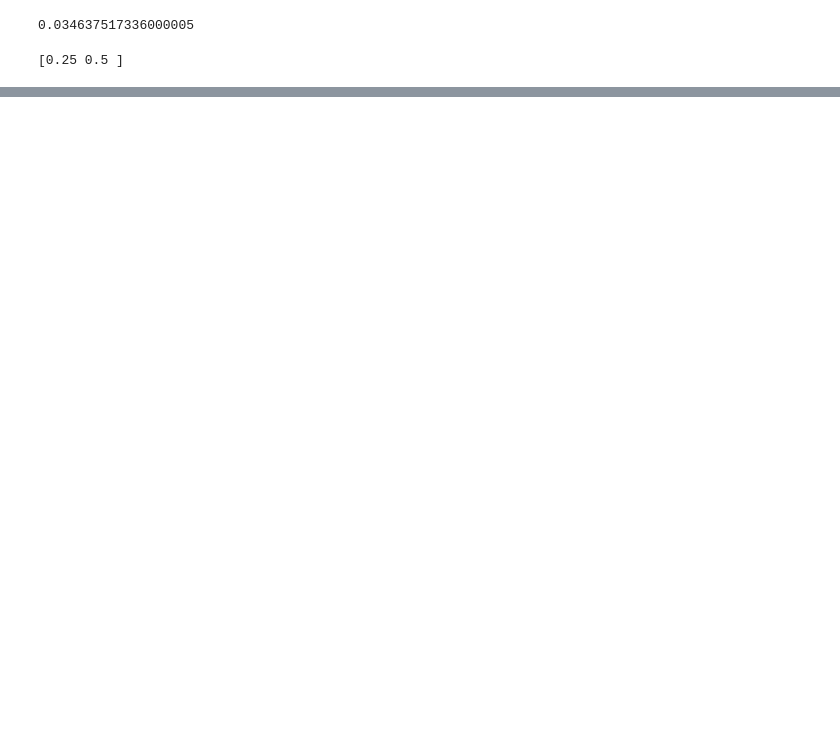
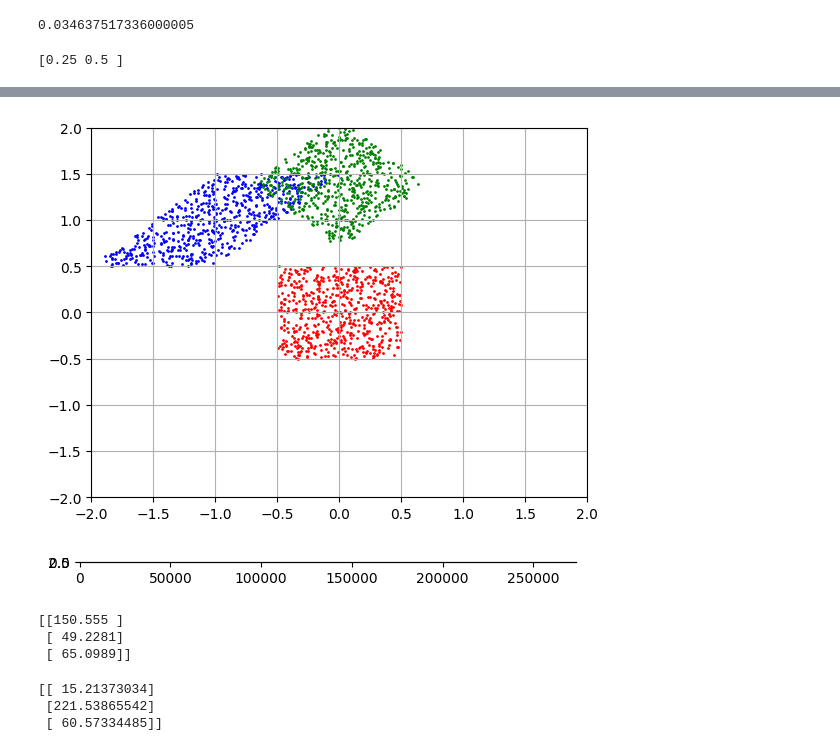
Before and after one commit to LuccaHiratsuca/AlgLin23-2, a Jupyter notebook: prairie learn/main.ipynb, the cells around one changed output, grey strips where cells are left out. Drawn from its saved outputs; the diff is of its cells as text; code cells hidden in the pictures; blank space fills up the shorter version.

Commit message:
feat: update notebook 05

```diff
--- a/prairie learn/main.ipynb
+++ b/prairie learn/main.ipynb
@@ -16,0 +19,76 @@ print(np.linalg.solve(A,Y))
+# %%
+import numpy as np
+import matplotlib.pyplot as plt
+# Comece com esse código inicial!
+x = np.vstack( (np.random.uniform(-0.5, 0.5, size=(2, 600)), np.ones( (1,600) )))
+A = np.array( [[1, 0, 1], [0, 1, 1], [0, 0, 1]])
+B = np.array( [[0.7, -0.7, 0], [0.7, 0.7, 0], [0, 0, 1]])
+
+T = np.array([[1, 0, -1], [0, 1, 1], [0, 0, 1]])
+T2 = np.array([[1, 1, 0,], [0, 1, 0], [0, 0, 1]])
+
+# Altere daqui para baixo
+# -----------------
+y =  T @ T2 @ x
+y2 = B @ A @ x # verde
+# -----------------
+# Altere daqui para cima
+
+plt.figure()
+plt.scatter(x[0,:], x[1,:], s=1, c='r')
+plt.scatter(y[0,:], y[1,:], s=1, c='b')
+plt.scatter(y2[0,:], y2[1,:], s=1, c='g')
+plt.xlim([-2, 2])
+plt.ylim([-2, 2])
+plt.grid()
+plt.show()
+# %% [output]
+[figure, added]
+# %%
+import numpy as np
+import matplotlib.image as mpimg
+
+image = mpimg.imread("../notebooks/rio_de_janeiro.jpg")
+altura, largura, cores = image.shape
+
+A = np.array([[1, 0, 0], [0, 0.2, 0], [0, 0, 1]])
+
+image_ = A @ image.reshape(altura*largura, cores).T
+
+plt.figure()
+plt.imshow(image_)
+plt.show()
+# %% [output]
+[figure, added]
+# %%
+import numpy as np
+A = np.array( [[0.299, 0.587, 0.144], [0.5959, -0.2746, -0.3213], [0.2115, -0.5227, 0.3112]] )
+
+
+v_RGB = np.array([[232],
+                  [89],
+                  [201]])
+
+v_novo = np.dot(A, v_RGB)
+
+print(v_novo)
+# %% [output]
+[[150.555 ]
+ [ 49.2281]
+ [ 65.0989]]
+# %%
+A = np.array( [ [-0.449,0.132,-0.370],[0.258,0.497,-0.073],[-0.215,-0.473,0.235] ] )
+
+RGB = np.array([[40,208,56]])
+
+RGB_T = RGB.T
+A_INV = np.linalg.inv(A)
+
+ALPHA = A @ RGB_T
+ALPHA[0][0] = 0
+
+print(A_INV @ ALPHA)
+# %% [output]
+[[ 15.21373034]
+ [221.53865542]
+ [ 60.57334485]]
```
Also changed, not shown: parts of 4 cells of this notebook, 1 other file.
